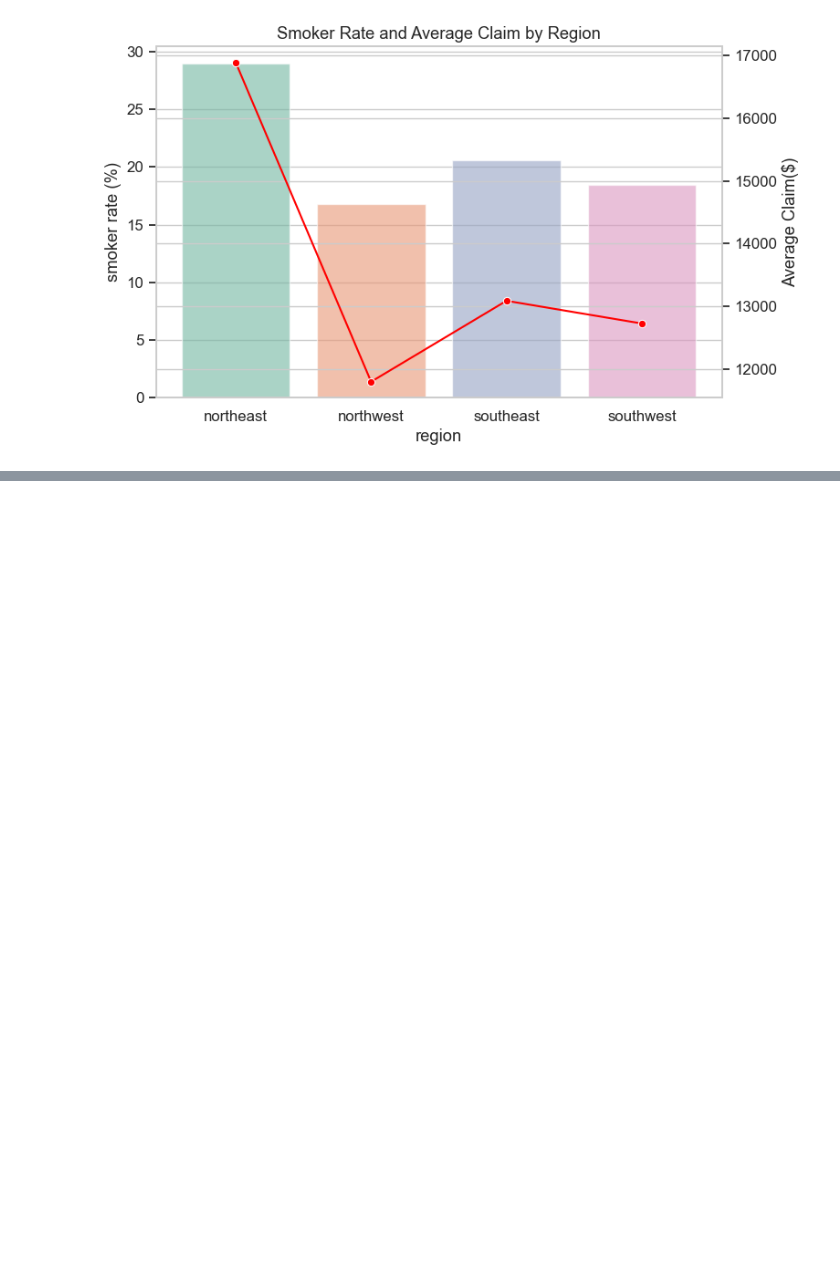
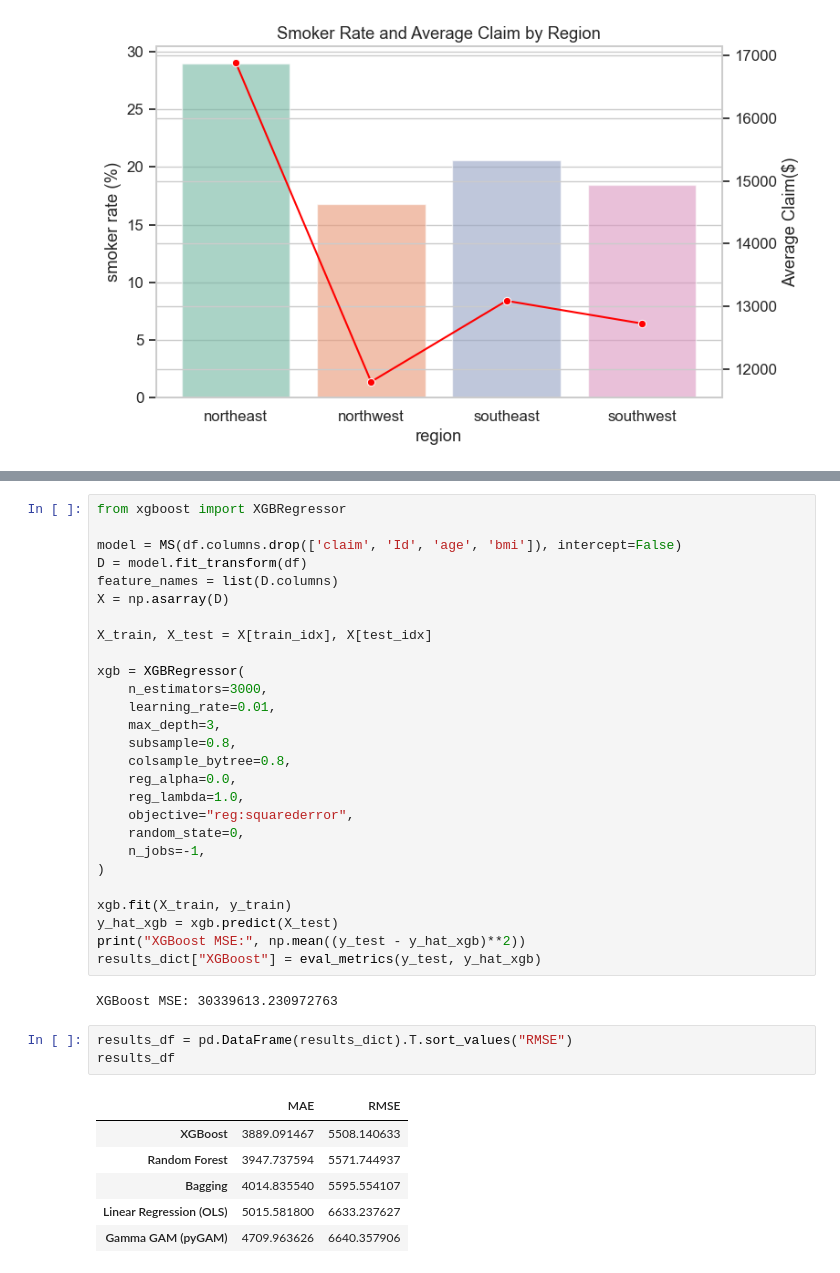
Before and after one commit to joonseoyang99-lang/Insurance_Prediction, a Jupyter notebook: code/analysis.ipynb, the cells around one changed output, grey strips where cells are left out. Cells and saved outputs as stored; diff of their text form; blank space fills up the shorter version.

```diff
--- a/code/analysis.ipynb
+++ b/code/analysis.ipynb
@@ -283,0 +461,39 @@ Passing `palette` without assigning `hue` is deprecated and will be removed in v
+# %%
+from xgboost import XGBRegressor
+
+model = MS(df.columns.drop(['claim', 'Id', 'age', 'bmi']), intercept=False)
+D = model.fit_transform(df)
+feature_names = list(D.columns)
+X = np.asarray(D)
+
+X_train, X_test = X[train_idx], X[test_idx]
+
+xgb = XGBRegressor(
+    n_estimators=3000,
+    learning_rate=0.01,
+    max_depth=3,
+    subsample=0.8,
+    colsample_bytree=0.8,
+    reg_alpha=0.0,
+    reg_lambda=1.0,
+    objective="reg:squarederror",
+    random_state=0,
+    n_jobs=-1,
+)
+
+xgb.fit(X_train, y_train)
+y_hat_xgb = xgb.predict(X_test)
+print("XGBoost MSE:", np.mean((y_test - y_hat_xgb)**2))
+results_dict["XGBoost"] = eval_metrics(y_test, y_hat_xgb)
+# %% [output]
+XGBoost MSE: 30339613.230972763
+# %%
+results_df = pd.DataFrame(results_dict).T.sort_values("RMSE")
+results_df
+# %% [output]
+|  | MAE | RMSE |
+| XGBoost | 3889.091467 | 5508.140633 |
+| Random Forest | 3947.737594 | 5571.744937 |
+| Bagging | 4014.835540 | 5595.554107 |
+| Linear Regression (OLS) | 5015.581800 | 6633.237627 |
+| Gamma GAM (pyGAM) | 4709.963626 | 6640.357906 |
```
Also changed, not shown: parts of 17 cells of this notebook, 12 other files.
